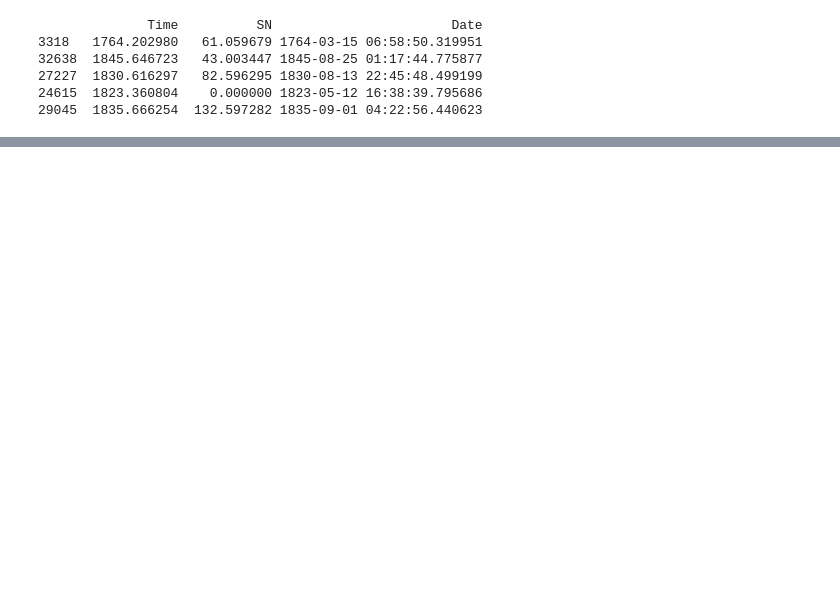
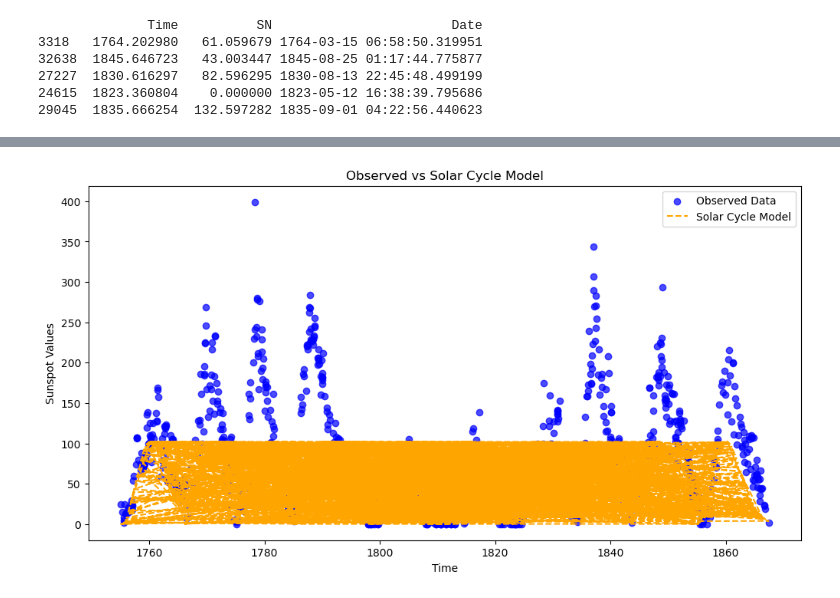
Before and after one commit to gurovamr/OHPC_Project, a Jupyter notebook: wip_mariia.ipynb, the cells around one changed output, grey strips where cells are left out. Drawn from its saved outputs; the diff is of its cells as text; code cells hidden in the pictures; blank space fills up the shorter version.

```diff
--- a/wip_mariia.ipynb
+++ b/wip_mariia.ipynb
@@ -31,6 +31,8 @@ print(subset_random.head())
 27227  1830.616297   82.596295 1830-08-13 22:45:48.499199
 24615  1823.360804    0.000000 1823-05-12 16:38:39.795686
 29045  1835.666254  132.597282 1835-09-01 04:22:56.440623
+# %%
+t = subset_random['Time'].values
 # %%
 def solar_cycle_model(t, params, num_cycles=10):
     """
@@ -53,7 +55,12 @@ def solar_cycle_model(t, params, num_cycles=10):
         Td = params[3 * k + 2]   # Declining time of cycle k
 
         # Define the range of this cycle
-        cycle_mask = (t >= T0) & (t <= T0 + Ts + Td)
+        if k < num_cycles - 1:
+            next_T0 = params[3 * (k + 1)]  # Start time of the next cycle
+            cycle_mask = (t >= T0) & (t < next_T0)  # Prevent overlap with the next cycle
+        else:
+            cycle_mask = (t >= T0)  # Last cycle includes all times after T0
+
         t_cycle = t[cycle_mask]
 
         # Compute the contribution of cycle k
@@ -62,6 +69,7 @@ def solar_cycle_model(t, params, num_cycles=10):
             predicted_values[cycle_mask] += x_k
 
     return predicted_values
+
 
 # Loss Function: Mean Squared Error
 def mse(params, t, observed_values):
@@ -208,0 +313,33 @@ Iteration 250000, Temperature: 0.003998, Loss: 11461.329508
+# %%
+####### TEST 2
+#######
+
+# Subset data for testing
+subset_random = data.sample(n=1000, random_state=42)
+t = subset_random['Time'].values  # Replace 'Time' with the actual column name
+observed_values = subset_random['SN'].values  # Replace 'SN' with the actual column name
+
+# Initial parameters (from the paper)
+T0_initial = np.array([1755.2, 1766.06, 1775.5, 1784.9, 1798.4,
+                       1810.6, 1823.05, 1833.11, 1843.5, 1855.12])
+Ts_initial = np.full(len(T0_initial), 0.3)
+Td_initial = np.full(len(T0_initial), 5.0)
+x0 = np.empty(len(T0_initial) * 3)
+x0[::3] = T0_initial
+x0[1::3] = Ts_initial
+x0[2::3] = Td_initial
+
+# Compute predictions using the revised model
+predicted_values = solar_cycle_model(t, x0)
+
+# Plot observed vs. predicted values
+plt.figure(figsize=(12, 6))
+plt.scatter(t, observed_values, label="Observed Data", color="blue", alpha=0.7)
+plt.plot(t, predicted_values, label="Solar Cycle Model", color="orange", linestyle="--")
+plt.title("Observed vs Solar Cycle Model")
+plt.xlabel("Time")
+plt.ylabel("Sunspot Values")
+plt.legend()
+plt.show()
+# %% [output]
+[figure, added]
```
Also changed, not shown: parts of 9 cells of this notebook, 5 other files.
